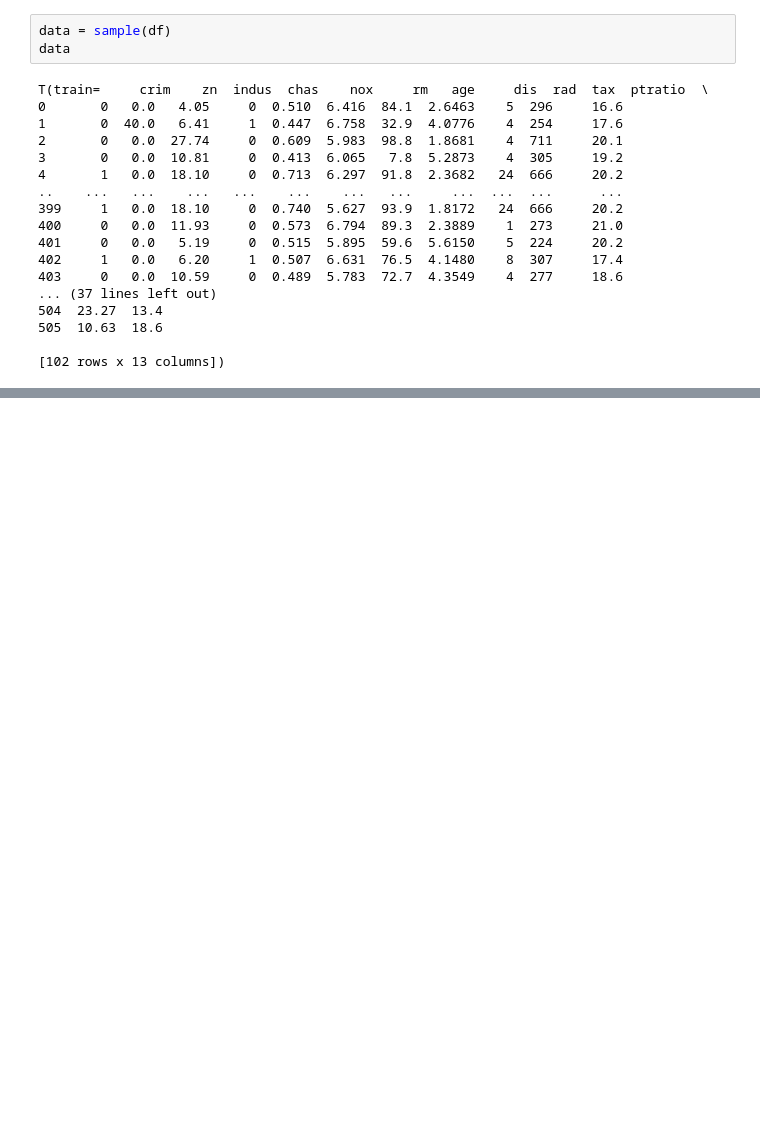
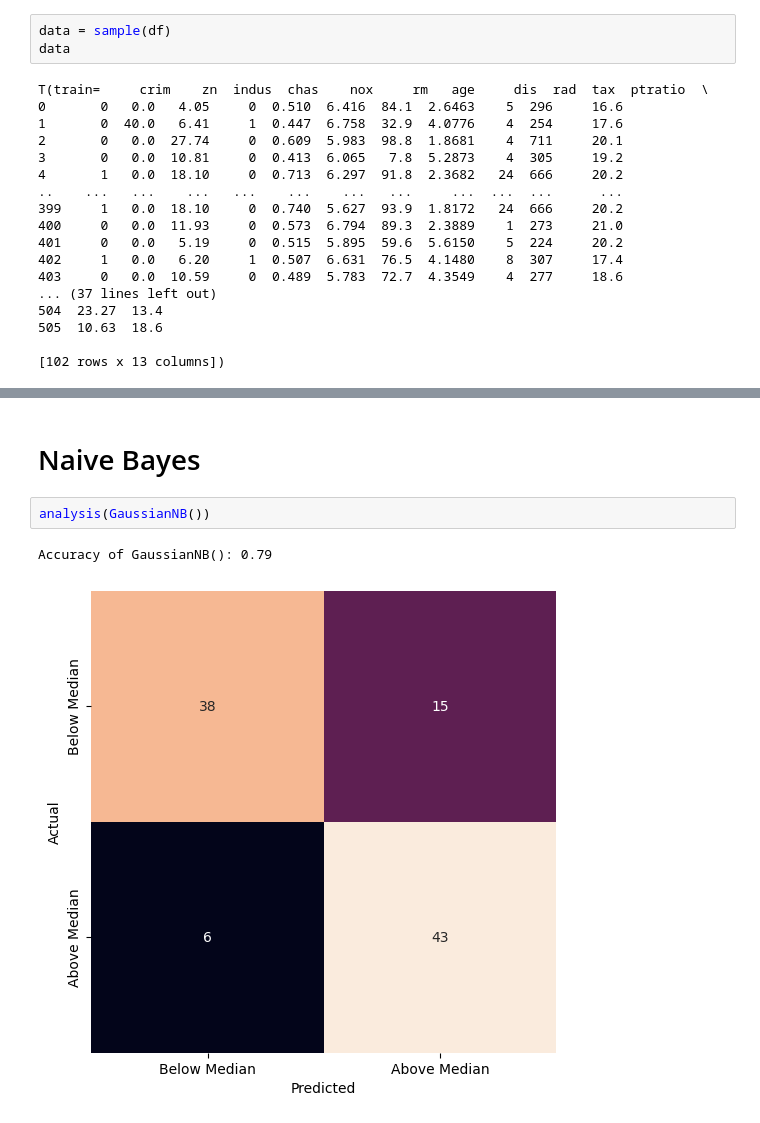
Before and after one commit to woooocoder/machine-learning, a Jupyter notebook: hw3/hw3.ipynb, the cells around one changed output, grey strips where cells are left out. Cells and saved outputs as stored; diff of their text form; blank space fills up the shorter version.

```diff
--- a/hw3/hw3.ipynb
+++ b/hw3/hw3.ipynb
@@ -165,0 +241,7 @@ for k in range(1,11):
+# %% [markdown]
+# Naive Bayes
+# %%
+analysis(GaussianNB())
+# %% [output]
+Accuracy of GaussianNB(): 0.79
+[figure, added]
```
Also changed, not shown: parts of 19 cells of this notebook.
